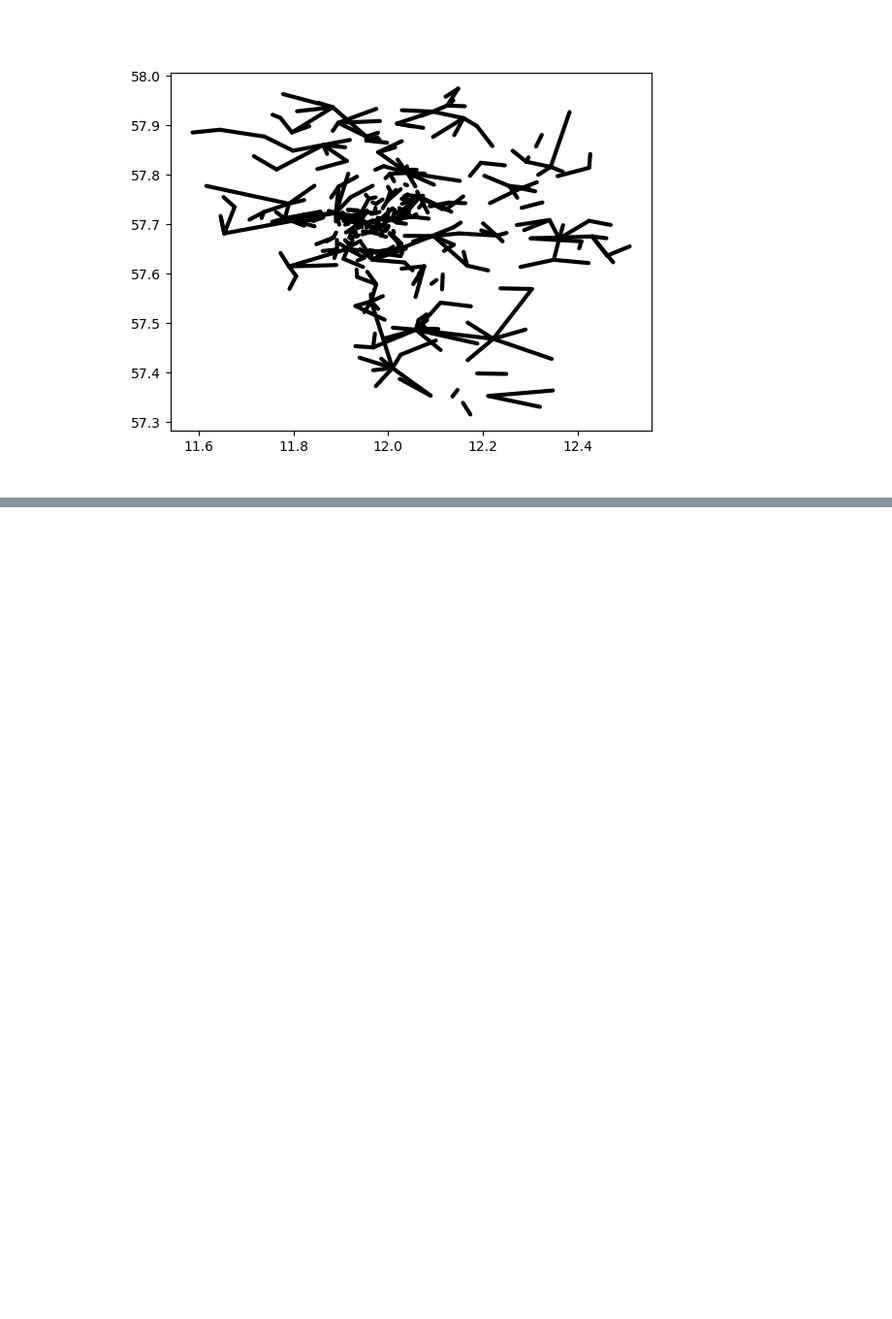
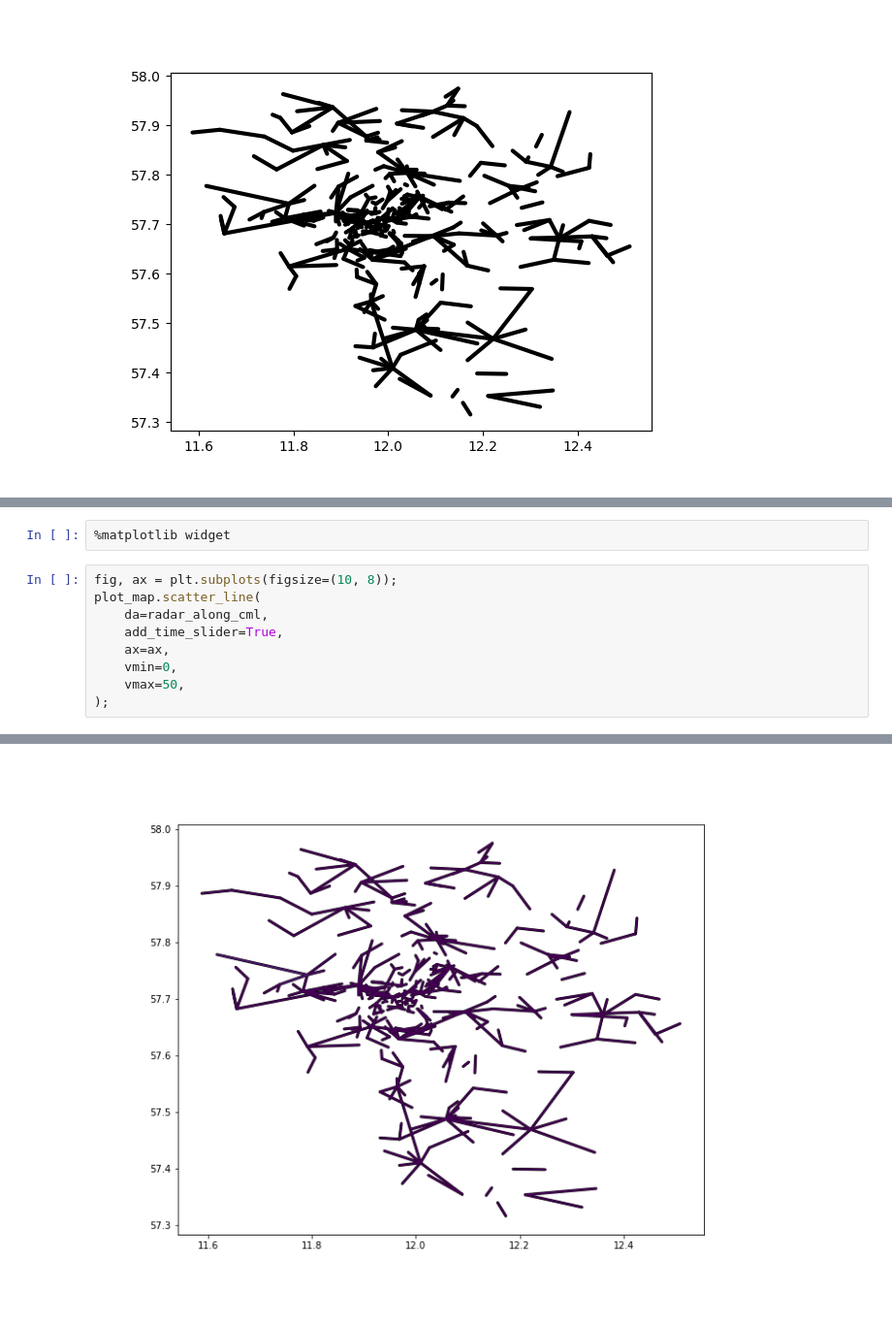
Before and after one commit to cchwala/ragali_prototype, a Jupyter notebook: notebooks/dev_notebooks/christian_dev.ipynb, the cells around one changed output, grey strips where cells are left out. Shown: that part at 97% size. Drawn from its saved outputs; the diff is of its cells as text; blank space fills up the shorter version.

```diff
--- a/notebooks/dev_notebooks/christian_dev.ipynb
+++ b/notebooks/dev_notebooks/christian_dev.ipynb
@@ -229,0 +404,12 @@ interactive(children=(SelectionSlider(description='t', options=(numpy.datetime64
+# %%
+%matplotlib widget
+# %%
+fig, ax = plt.subplots(figsize=(10, 8));
+plot_map.scatter_line(
+    da=radar_along_cml,
+    add_time_slider=True,
+    ax=ax,
+    vmin=0,
+    vmax=50,
+);
+# %% [output]
@@ -229,0 +417 @@ interactive(children=(SelectionSlider(description='t', options=(numpy.datetime64
+[figure, added]
```
Also changed, not shown: parts of 26 cells of this notebook.
